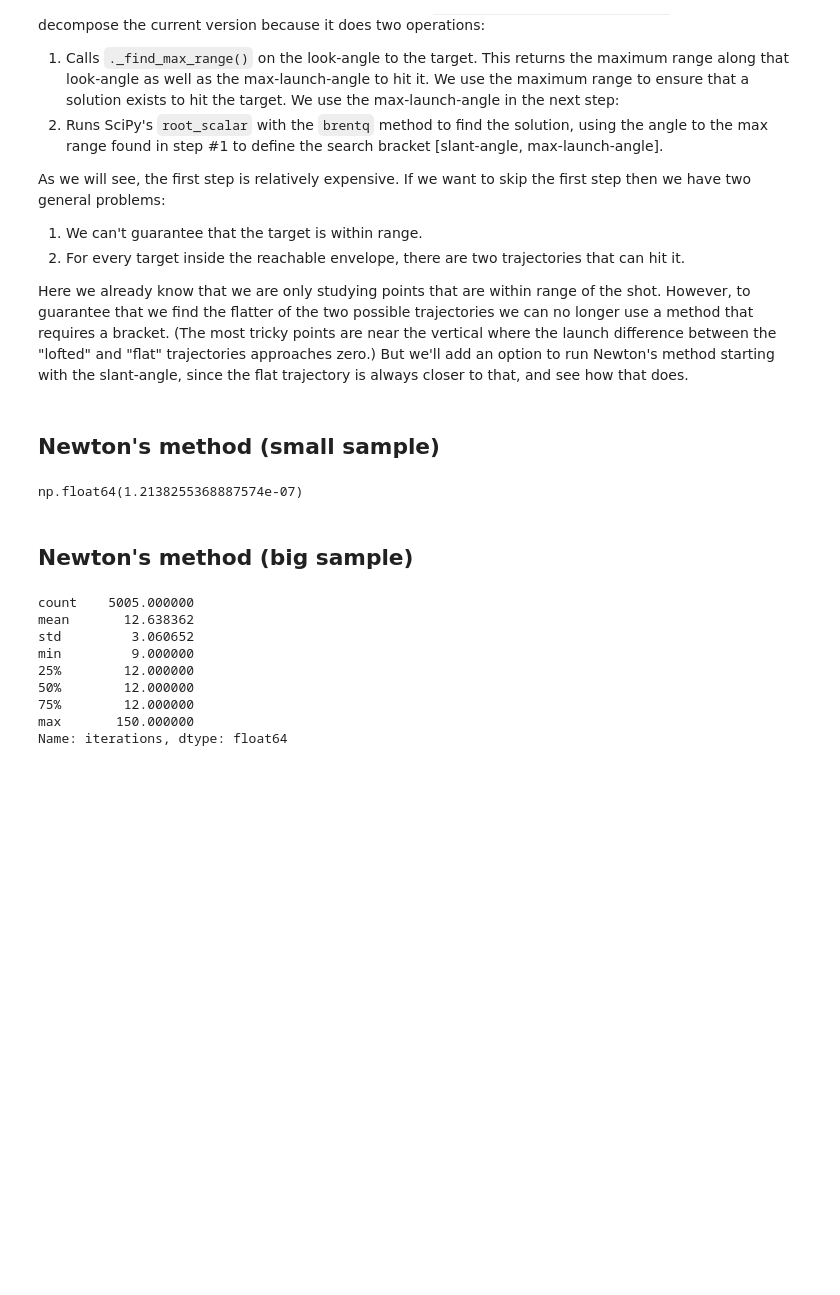
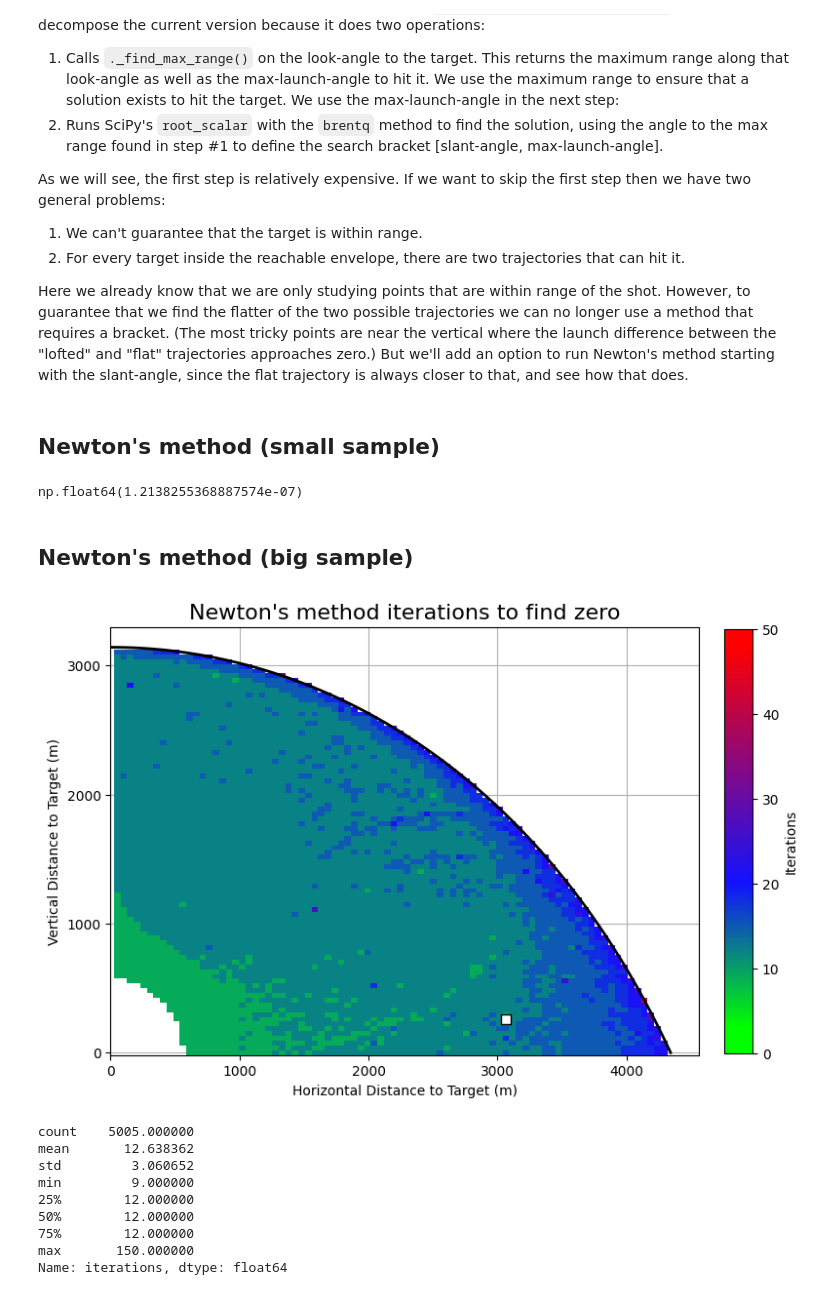
Before and after one commit to o-murphy/py-ballisticcalc, a Jupyter notebook: examples/ZeroStudy.ipynb, the cells around one changed output. Saved outputs shown, nothing was run; the diff lists cells and outputs as text; code cells hidden in the pictures; blank space fills up the shorter version.

```diff
--- a/examples/ZeroStudy.ipynb
+++ b/examples/ZeroStudy.ipynb
@@ -529,9 +579,8 @@ As we will see, the first step is relatively expensive.  If we want to skip the
 Here we already know that we are only studying points that are within range of the shot.  However, to guarantee that we find the flatter of the two possible trajectories we can no longer use a method that requires a bracket.  (The most tricky points are near the vertical where the launch difference between the "lofted" and "flat" trajectories approaches zero.)  But we'll add an option to run Newton's method starting with the slant-angle, since the flat trajectory is always closer to that, and see how that does.
 # %%
 from scipy.optimize import root_scalar
-def scipy_zero_test(x_m: float, y_m: float, check_in_range: bool=True, calc_config=None):
+def scipy_zero_test(x_m: float, y_m: float, check_in_range: bool=True, calc_config=None, root_method='brentq'):
     target_dist = Distance.Meter(math.sqrt(x_m**2 + y_m**2))
-    slant_range_ft = target_dist >> Distance.Foot
     slant_angle_rad = math.atan2(y_m, x_m)
     slant_angle = Angular.Radian(slant_angle_rad)
     shot = create_shot()
@@ -565,27 +614,29 @@ def scipy_zero_test(x_m: float, y_m: float, check_in_range: bool=True, calc_conf
         max_range_count = calc.trajectory_count
         angle_bracket = (props.look_angle_rad, angle_at_max >> Angular.Radian)
         try:
-            sol = root_scalar(error_at_distance, bracket=angle_bracket, method='brentq')
+            sol = root_scalar(error_at_distance, bracket=angle_bracket, method=root_method)
             if not sol.converged:
                 raise ValueError()
             result = {
-                'x': point['x'],
-                'y': point['y'],
+                'x': point['x'], 'y': point['y'],
                 'iterations': calc.trajectory_count - start_count,
                 'range_iterations': max_range_count - start_count,
                 'zero_iterations': calc.trajectory_count - max_range_count,
                 'solution': sol.root,
+                'max_range': max_range >> Distance.Meter,
+                'angle_at_max': angle_at_max >> Angular.Degree,
                 'error': None
             }
             return result
         except ValueError as e:
             result = {
-                'x': point['x'],
-                'y': point['y'],
+                'x': point['x'], 'y': point['y'],
                 'iterations': calc.trajectory_count - start_count,
                 'range_iterations': max_range_count - start_count,
                 'zero_iterations': calc.trajectory_count - max_range_count,
                 'solution': None,
+                'max_range': max_range >> Distance.Meter,
+                'angle_at_max': angle_at_max >> Angular.Degree,
                 'error': "No solution found"
             }
             return result
@@ -595,8 +646,7 @@ def scipy_zero_test(x_m: float, y_m: float, check_in_range: bool=True, calc_conf
             if not sol.converged:
                 raise ValueError()
             result = {
-                'x': point['x'],
-                'y': point['y'],
+                'x': point['x'], 'y': point['y'],
                 'iterations': calc.trajectory_count - start_count,
                 'solution': sol.root,
                 'error': None
@@ -604,8 +654,7 @@ def scipy_zero_test(x_m: float, y_m: float, check_in_range: bool=True, calc_conf
             return result
         except ValueError as e:
             result = {
-                'x': point['x'],
-                'y': point['y'],
+                'x': point['x'], 'y': point['y'],
                 'iterations': calc.trajectory_count - start_count,
                 'solution': None,
                 'error': "No solution found"
@@ -637,8 +684,9 @@ for i, point in tqdm(df.iterrows(), total=len(df)):
 newton_big_df = pd.DataFrame(results)
 newton_big_df.to_csv('ZeroNewtonBig.csv')
 # %%
-p = plot_test_results(newton_big_df, envelope_df, legend=False, title_str="Newton's method iterations to find zero")
-p.write_html('ZeroNewtonBigChart.html')
+plot_samples(newton_big_df, "ZeroNewton", "Newton's method iterations to find zero", show_legend=False)
+# %% [output]
+[figure, added]
 # %%
 newton_big_df['iterations'].describe()
 # %% [output]
```
Also changed, not shown: parts of 48 cells of this notebook.
